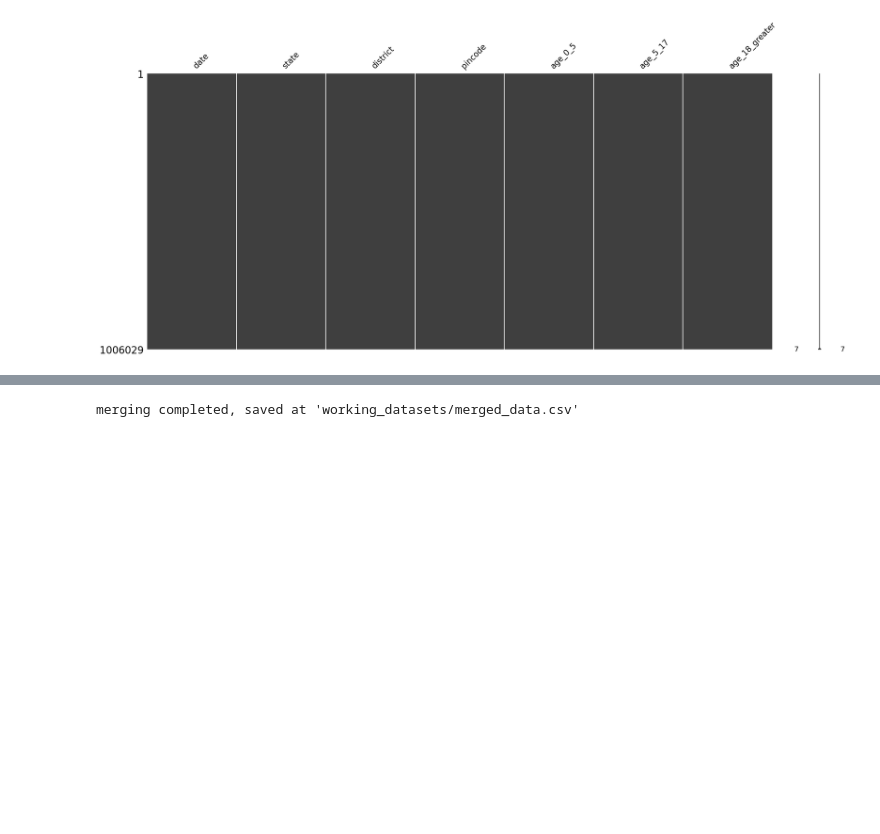
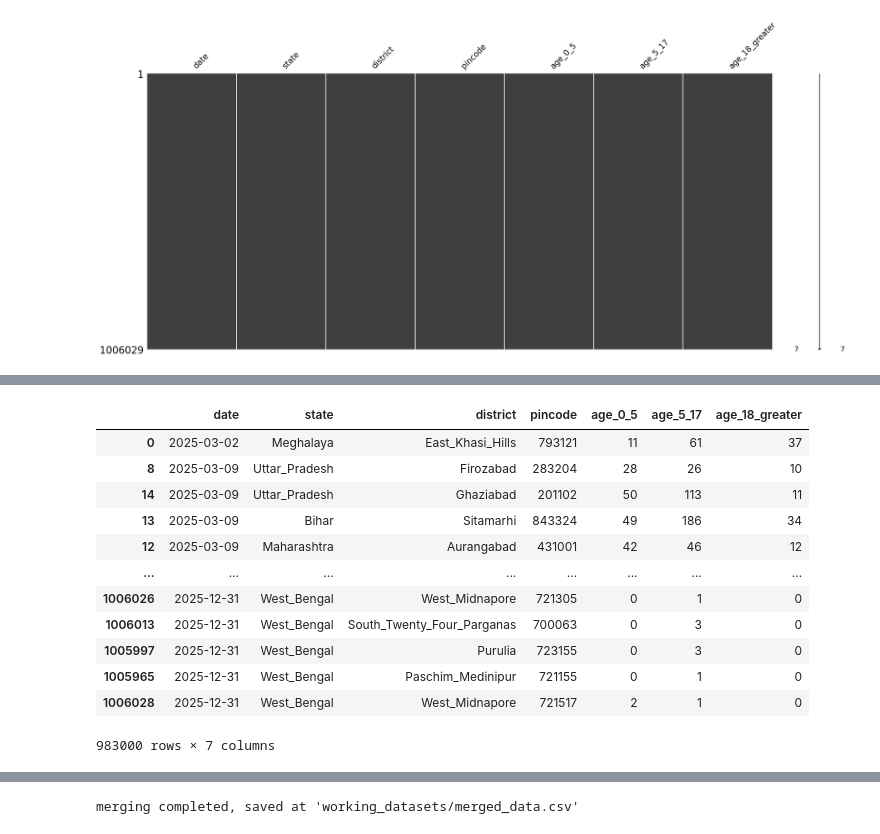
Before and after one commit to Aaryan89/UIDAI-Analysis-Project, a Jupyter notebook: _1_data_exploration.ipynb, the cells around one changed output, grey strips where cells are left out. Drawn from its saved outputs; the diff is of its cells as text; code cells hidden in the pictures; blank space fills up the shorter version.

```diff
--- a/_1_data_exploration.ipynb
+++ b/_1_data_exploration.ipynb
@@ -128,0 +212,17 @@ df_enrol
+# %%
+df_demo.dropna()
+df_enrol.dropna()
+# %% [output]
+|  | date | state | district | pincode | age_0_5 | age_5_17 | age_18_greater |
+| 0 | 2025-03-02 | Meghalaya | East_Khasi_Hills | 793121 | 11 | 61 | 37 |
+| 8 | 2025-03-09 | Uttar_Pradesh | Firozabad | 283204 | 28 | 26 | 10 |
+| 14 | 2025-03-09 | Uttar_Pradesh | Ghaziabad | 201102 | 50 | 113 | 11 |
+| 13 | 2025-03-09 | Bihar | Sitamarhi | 843324 | 49 | 186 | 34 |
+| 12 | 2025-03-09 | Maharashtra | Aurangabad | 431001 | 42 | 46 | 12 |
+| ... | ... | ... | ... | ... | ... | ... | ... |
+| 1006026 | 2025-12-31 | West_Bengal | West_Midnapore | 721305 | 0 | 1 | 0 |
+| 1006013 | 2025-12-31 | West_Bengal | South_Twenty_Four_Parganas | 700063 | 0 | 3 | 0 |
+| 1005997 | 2025-12-31 | West_Bengal | Purulia | 723155 | 0 | 3 | 0 |
+| 1005965 | 2025-12-31 | West_Bengal | Paschim_Medinipur | 721155 | 0 | 1 | 0 |
+| 1006028 | 2025-12-31 | West_Bengal | West_Midnapore | 721517 | 2 | 1 | 0 |
+983000 rows × 7 columns
```
Also changed, not shown: parts of 18 cells of this notebook, 5 other files.
